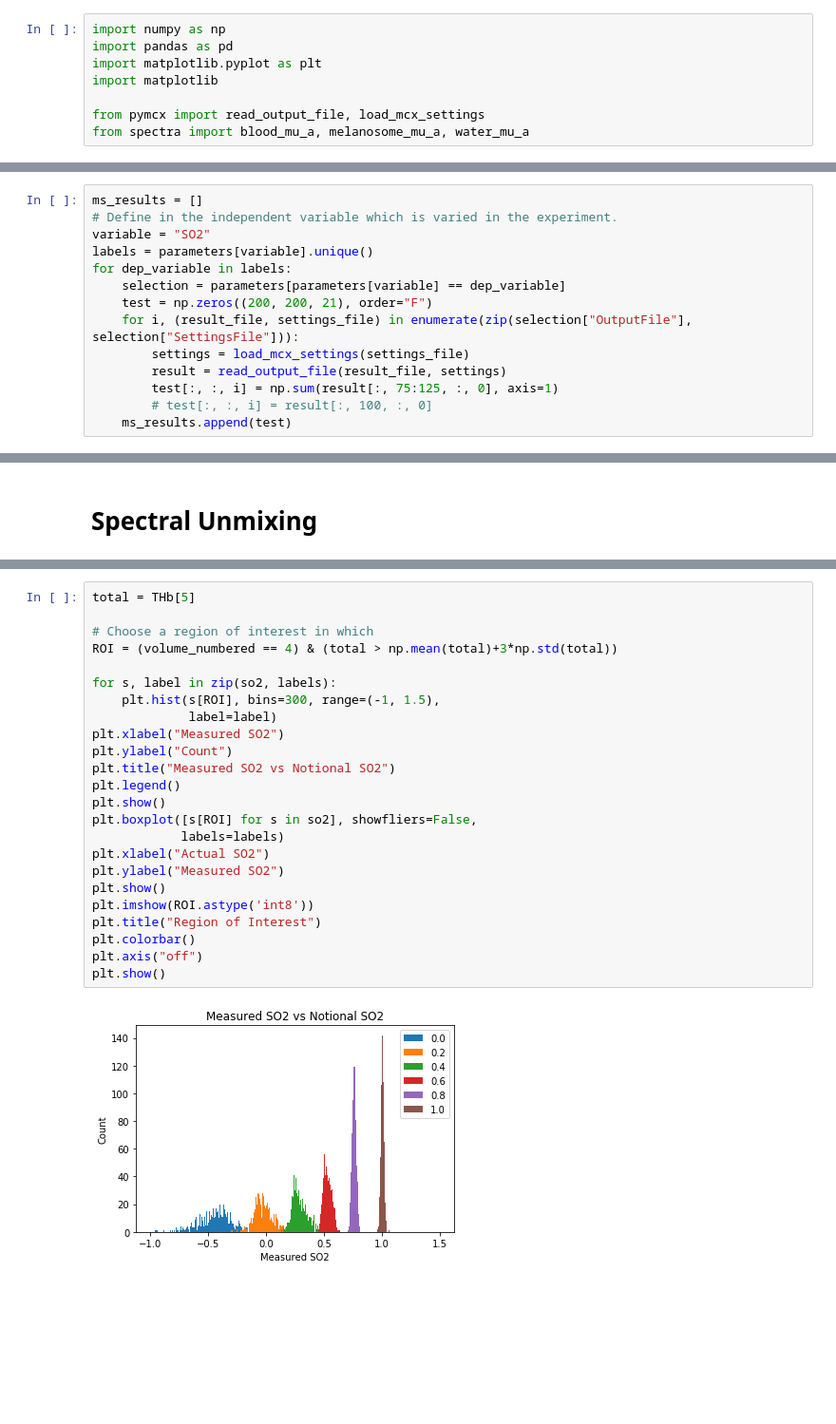
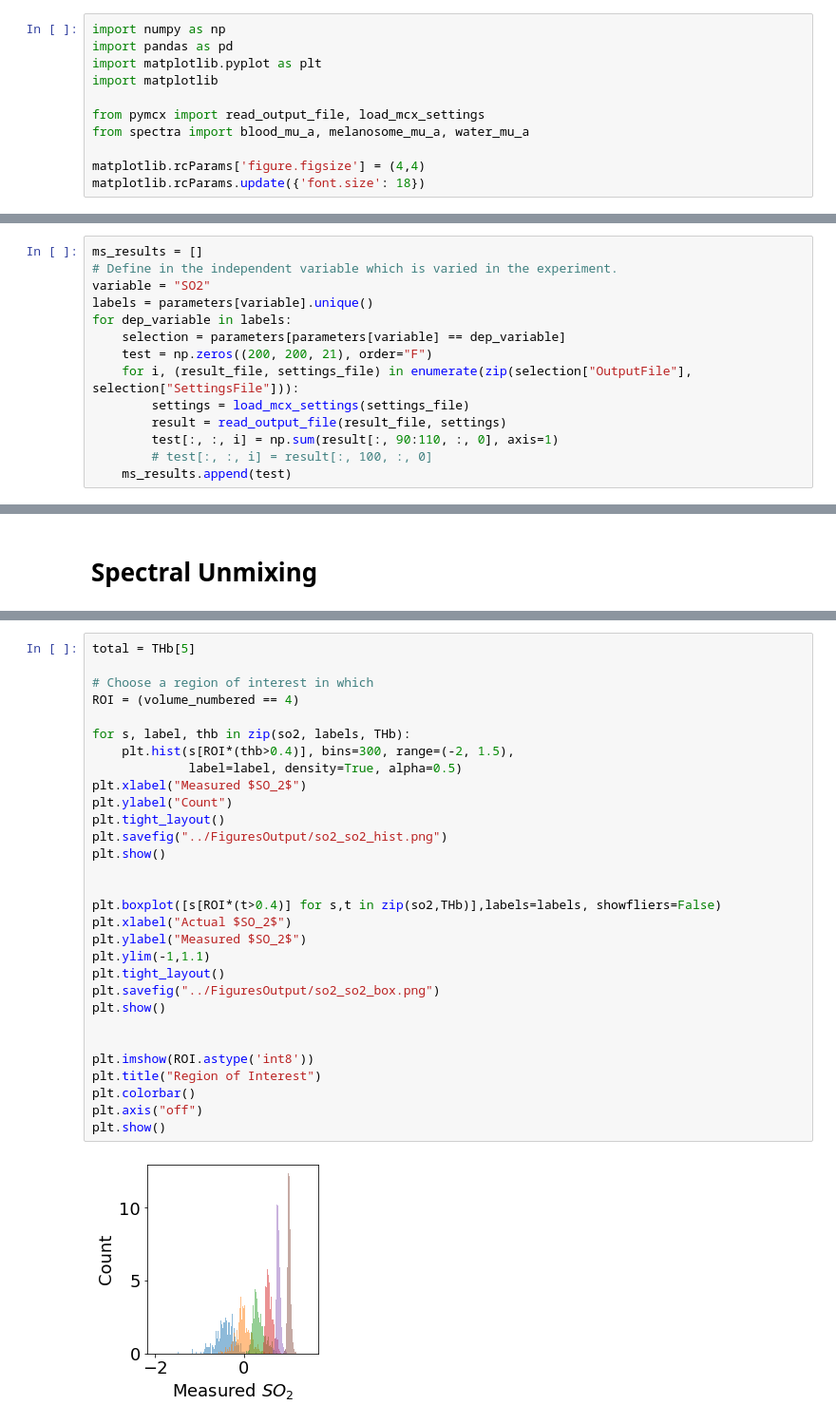
Before and after one commit to tomelse/SkinPhantomSimulations, a Jupyter notebook: Exp5/SO2 Analysis.ipynb, the cells around one changed output, grey strips where cells are left out. Shown: that part at 95% size. Drawn from its saved outputs; the diff is of its cells as text; blank space fills up the shorter version.

```diff
--- a/Exp5/SO2 Analysis.ipynb
+++ b/Exp5/SO2 Analysis.ipynb
@@ -10,6 +10,9 @@ import matplotlib
 
 from pymcx import read_output_file, load_mcx_settings
 from spectra import blood_mu_a, melanosome_mu_a, water_mu_a
+
+matplotlib.rcParams['figure.figsize'] = (4,4)
+matplotlib.rcParams.update({'font.size': 18})
 # %% [markdown]
 Load the list of parameters run and the files containing the output and settings files. The constant variables are removed for the summary tables.
 # %%
@@ -67,7 +70,7 @@ for dep_variable in labels:
     for i, (result_file, settings_file) in enumerate(zip(selection["OutputFile"], selection["SettingsFile"])):
         settings = load_mcx_settings(settings_file)
         result = read_output_file(result_file, settings)
-        test[:, :, i] = np.sum(result[:, 75:125, :, 0], axis=1)
+        test[:, :, i] = np.sum(result[:, 90:110, :, 0], axis=1)
         # test[:, :, i] = result[:, 100, :, 0]
     ms_results.append(test)
 # %% [markdown]
@@ -122,26 +140,32 @@ THb = [M[:, :, 1]+M[:, :, 0] for M in unmixed]
 # %%
 total = THb[5]
 
 # Choose a region of interest in which
-ROI = (volume_numbered == 4) & (total > np.mean(total)+3*np.std(total))
+ROI = (volume_numbered == 4)
 
-for s, label in zip(so2, labels):
-    plt.hist(s[ROI], bins=300, range=(-1, 1.5),
-             label=label)
-plt.xlabel("Measured SO2")
+for s, label, thb in zip(so2, labels, THb):
+    plt.hist(s[ROI*(thb>0.4)], bins=300, range=(-2, 1.5),
+             label=label, density=True, alpha=0.5)
+plt.xlabel("Measured $SO_2$")
 plt.ylabel("Count")
-plt.title("Measured SO2 vs Notional SO2")
-plt.legend()
+plt.tight_layout()
+plt.savefig("../FiguresOutput/so2_so2_hist.png")
 plt.show()
-plt.boxplot([s[ROI] for s in so2], showfliers=False,
-            labels=labels)
-plt.xlabel("Actual SO2")
-plt.ylabel("Measured SO2")
+
+
+plt.boxplot([s[ROI*(t>0.4)] for s,t in zip(so2,THb)],labels=labels, showfliers=False)
+plt.xlabel("Actual $SO_2$")
+plt.ylabel("Measured $SO_2$")
+plt.ylim(-1,1.1)
+plt.tight_layout()
+plt.savefig("../FiguresOutput/so2_so2_box.png")
 plt.show()
+
+
 plt.imshow(ROI.astype('int8'))
 plt.title("Region of Interest")
 plt.colorbar()
 plt.axis("off")
 plt.show()
 # %% [output]
-[figure, old version]
+[figure, new version]
```
Also changed, not shown: parts of 8 cells of this notebook, 10 other files.
